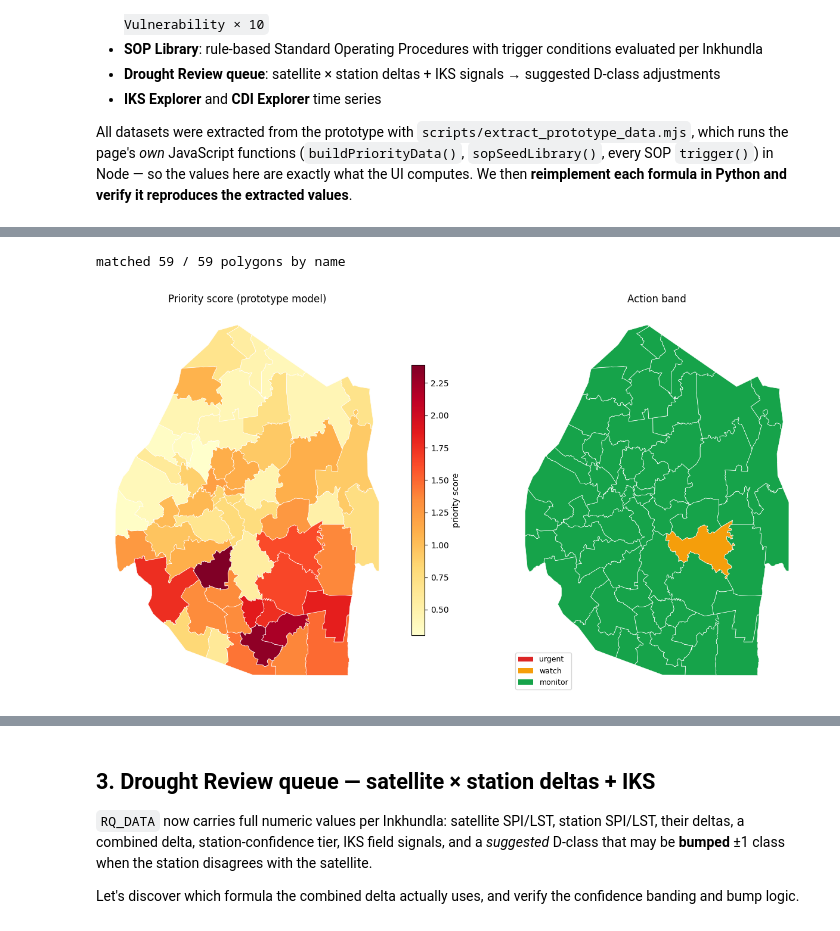
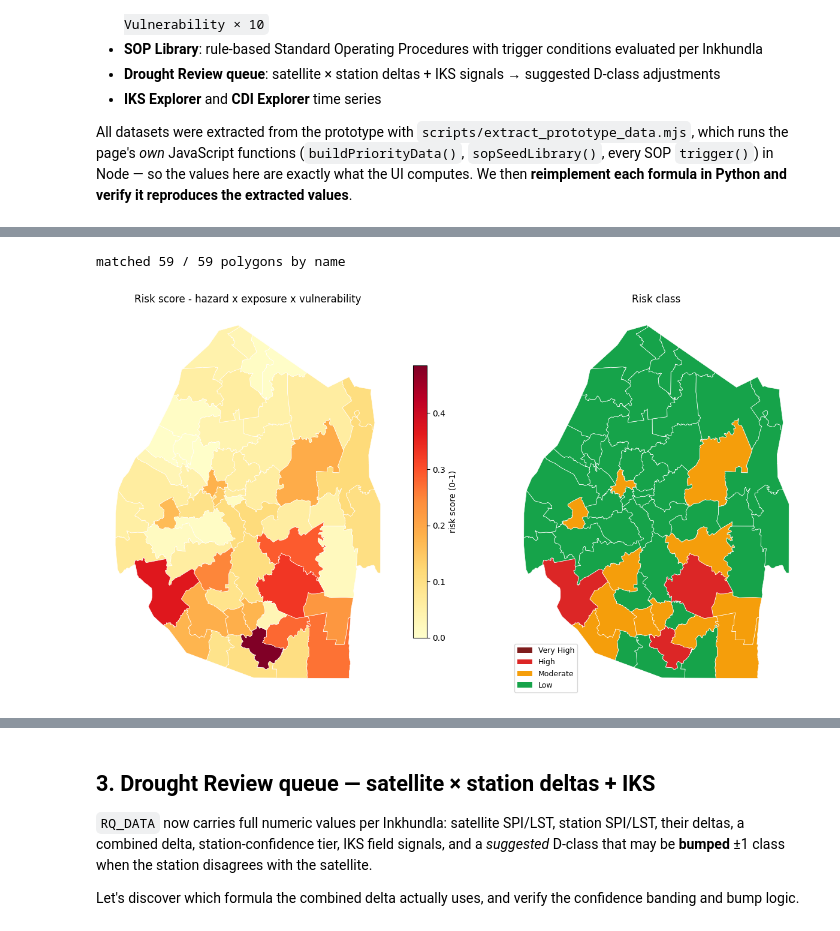
Before and after one commit to akvo/eswatini-droughtmap-hub, a Jupyter notebook: eswatini-v2/eswatini_sop_insights.ipynb, the cells around one changed output, grey strips where cells are left out. Saved outputs shown, nothing was run; the diff lists cells and outputs as text; code cells hidden in the pictures.

```diff
--- a/eswatini-v2/eswatini_sop_insights.ipynb
+++ b/eswatini-v2/eswatini_sop_insights.ipynb
@@ -123,22 +232,26 @@ plt.show()
 # %%
-# Join the priority scores onto the real Tinkhundla polygons (resources/)
+# Join the risk score onto the real Tinkhundla polygons
 gdf = gpd.read_file('resources/cdi_map_2025-07.geojson')
-m = gdf.merge(pa[['name', 'priorityScore', 'action']], on='name', how='left')
-print(f"matched {m['priorityScore'].notna().sum()} / {len(m)} polygons by name")
+m = gdf.merge(pa[['name', 'riskScore', 'riskClass']], on='name', how='left')
+print(f"matched {m['riskScore'].notna().sum()} / {len(m)} polygons by name")
 
 fig, axes = plt.subplots(1, 2, figsize=(13, 7))
-m.plot(ax=axes[0], column='priorityScore', cmap='YlOrRd', legend=True,
-       edgecolor='white', linewidth=0.5, missing_kwds={'color': '#e5e7eb'},
-       legend_kwds={'shrink': 0.7, 'label': 'priority score'})
-axes[0].set_title('Priority score (prototype model)')
+m.plot(ax=axes[0], column='riskScore', cmap='YlOrRd', legend=True,
+       edgecolor='white', linewidth=0.5, vmin=0, vmax=m['riskScore'].max(),
+       missing_kwds={'color': '#e5e7eb'},
+       legend_kwds={'shrink': 0.7, 'label': 'risk score (0-1)'})
+axes[0].set_title('Risk score - hazard x exposure x vulnerability')
 axes[0].set_axis_off()
-m.plot(ax=axes[1], color=m['action'].map(ACTION_COLORS).fillna('#e5e7eb'), edgecolor='white', linewidth=0.5)
-axes[1].set_title('Action band')
-axes[1].legend(handles=[Patch(facecolor=c, label=a) for a, c in ACTION_COLORS.items()], loc='lower left', fontsize=9)
+
+m.plot(ax=axes[1], color=m['riskClass'].map(RISK_COLORS).fillna('#e5e7eb'),
+       edgecolor='white', linewidth=0.5)
+axes[1].set_title('Risk class')
+axes[1].legend(handles=[Patch(facecolor=c, label=k) for k, c in RISK_COLORS.items()],
+               loc='lower left', fontsize=9)
 axes[1].set_axis_off()
 plt.tight_layout()
 plt.show()
 # %% [output]
 matched 59 / 59 polygons by name
-[figure, old version]
+[figure, new version]
 # %% [markdown]
```
Also changed, not shown: parts of 8 cells of this notebook, 13 other files.
